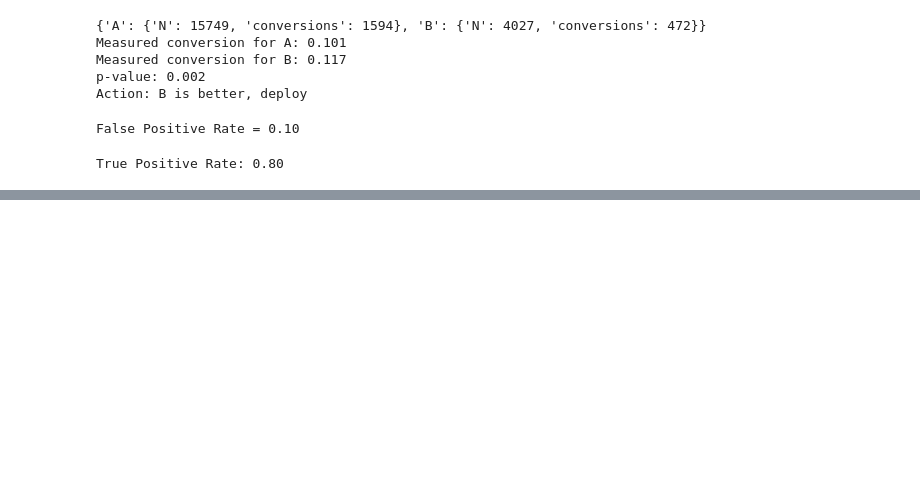
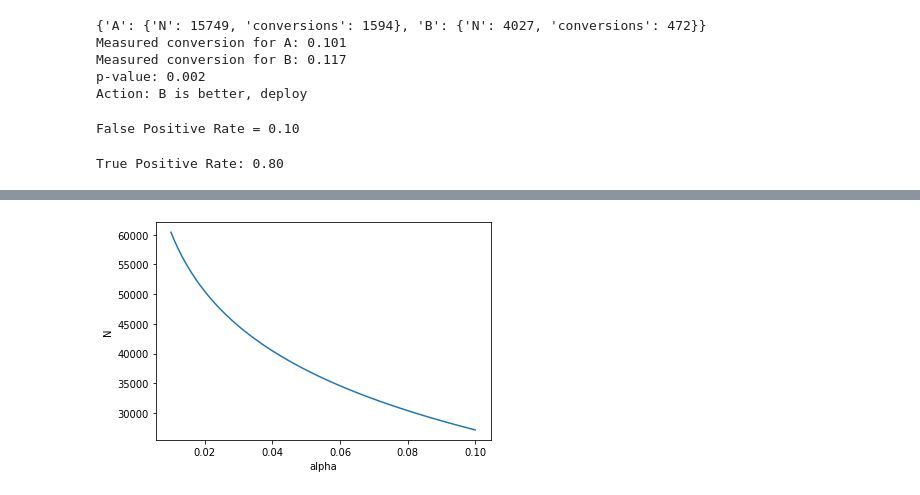
Before and after one commit to mtrencseni/playground, a Jupyter notebook: Conversion AB test with the Z-test.ipynb, the cells around one changed output, grey strips where cells are left out. Drawn from its saved outputs; the diff is of its cells as text; code cells hidden in the pictures; blank space fills up the shorter version.

```diff
--- a/Conversion AB test with the Z-test.ipynb
+++ b/Conversion AB test with the Z-test.ipynb
@@ -189,0 +237,22 @@ True Positive Rate: 0.80
+# %%
+beta = 0.80
+base_conversion = 0.10
+valuable_diff = 0.01
+base_traffic_split = 0.8
+data = []
+for alpha in linspace(0.01, 0.10, 100):
+    N = num_samples(
+        alpha=alpha,
+        beta=beta,
+        mu_A=base_conversion,
+        mu_delta=valuable_diff,
+        traffic_ratio_A=base_traffic_split,
+    )
+    data.append((alpha, N))
+
+plt.xlabel('alpha')
+plt.ylabel('N')
+plt.plot([x[0] for x in data], [x[1] for x in data])
+plt.show()
+# %% [output]
+[figure, added]
```
Also changed, not shown: parts of 3 cells of this notebook.
